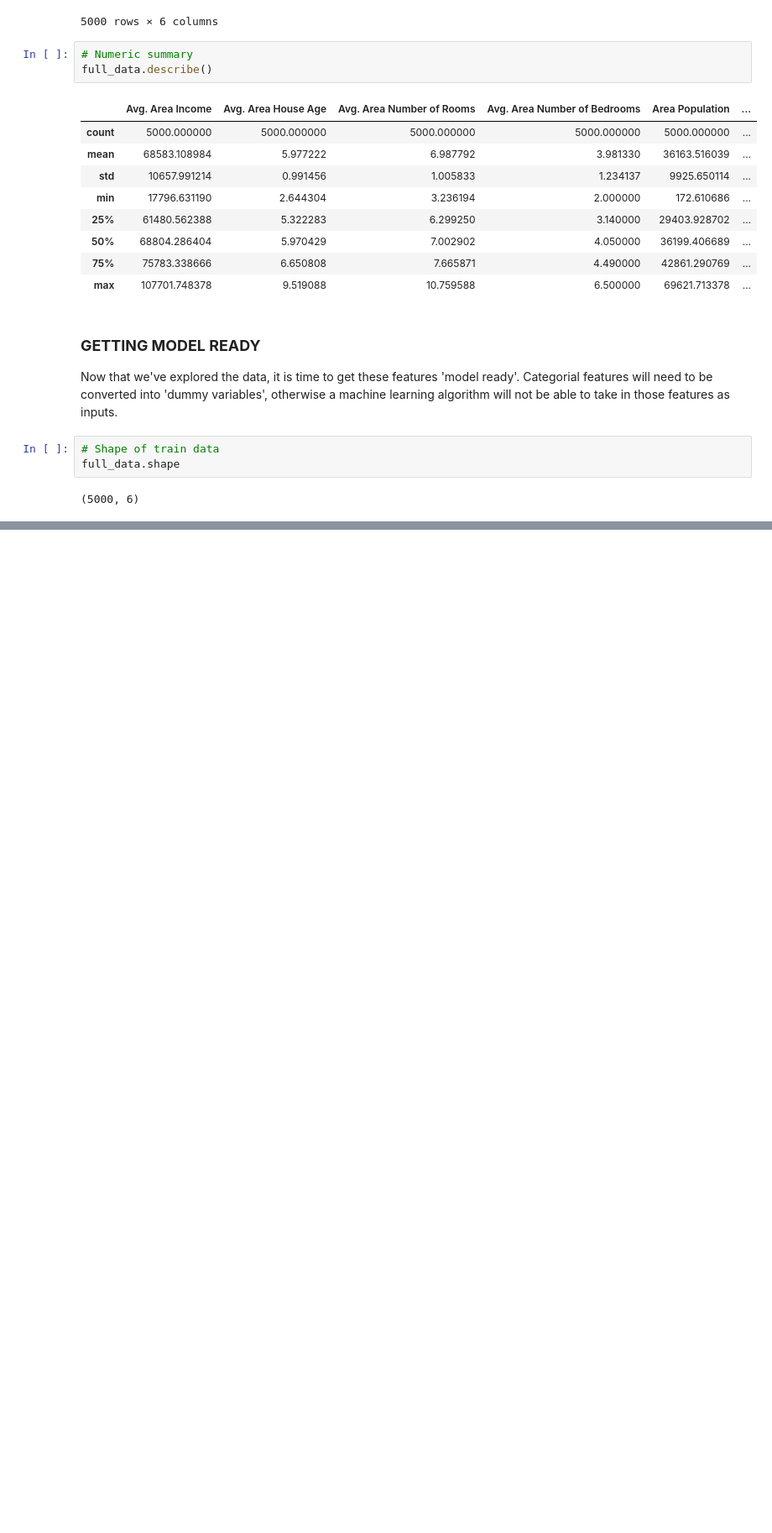
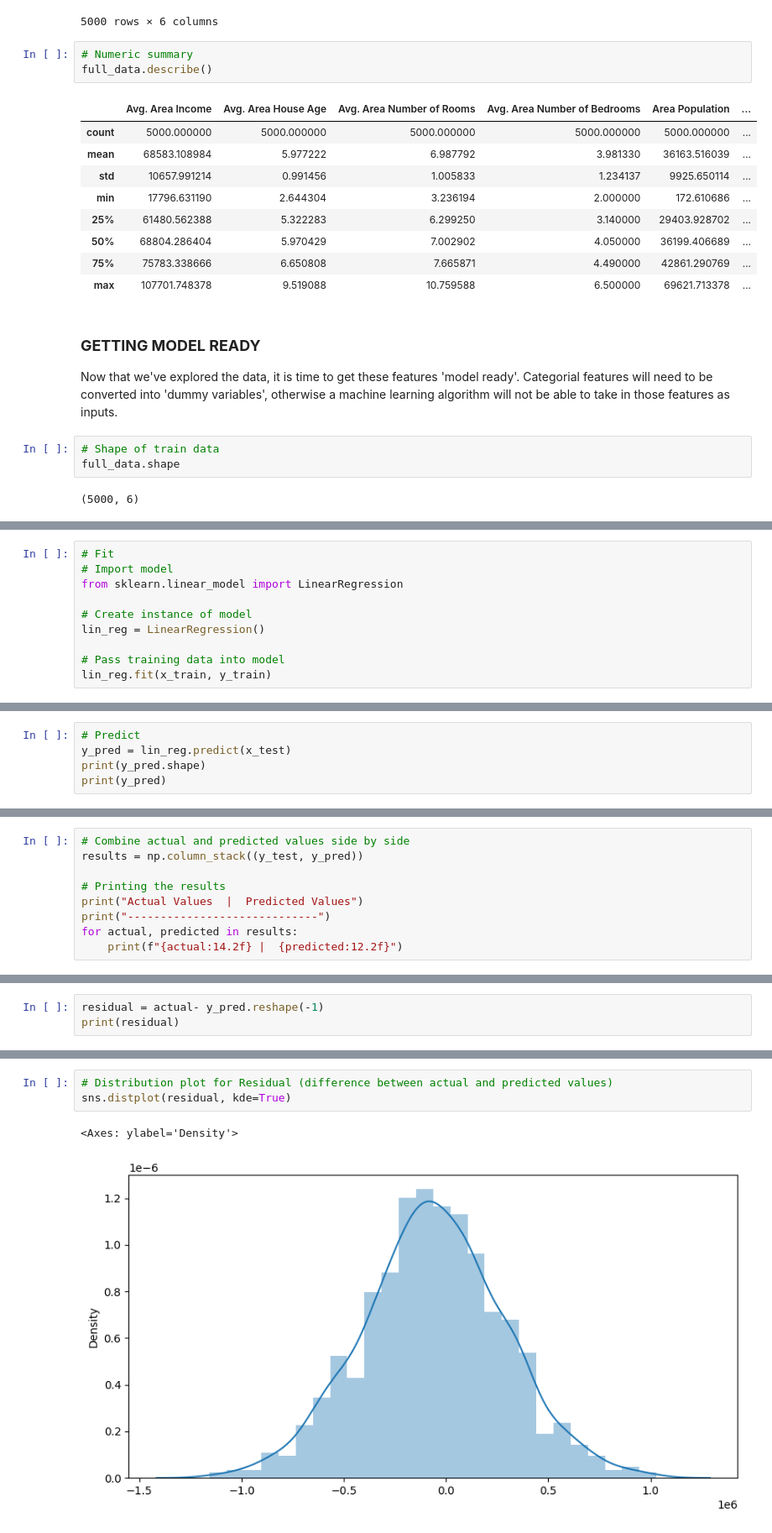
Before and after one commit to Afzalfaizi/AI_with_Irfan_Malik, a Jupyter notebook: Linear_Regression.ipynb, the cells around one changed output, grey strips where cells are left out. Shown at 84% size. Saved outputs shown, nothing was run; the diff lists cells and outputs as text; blank space fills up the shorter version.

Commit message:
Linear Regression (Housing Data)

```diff
--- a/Linear_Regression.ipynb
+++ b/Linear_Regression.ipynb
@@ -124,0 +216,10 @@ full_data.shape
+# %%
+# Fit
+# Import model
+from sklearn.linear_model import LinearRegression
+
+# Create instance of model
+lin_reg = LinearRegression()
+
+# Pass training data into model
+lin_reg.fit(x_train, y_train)
@@ -124,0 +232,5 @@ full_data.shape
+# %%
+# Predict
+y_pred = lin_reg.predict(x_test)
+print(y_pred.shape)
+print(y_pred)
@@ -124,0 +255,9 @@ full_data.shape
+# %%
+# Combine actual and predicted values side by side
+results = np.column_stack((y_test, y_pred))
+
+# Printing the results
+print("Actual Values  |  Predicted Values")
+print("-----------------------------")
+for actual, predicted in results:
+    print(f"{actual:14.2f} |  {predicted:12.2f}")
@@ -124,0 +289,3 @@ full_data.shape
+# %%
+residual = actual- y_pred.reshape(-1)
+print(residual)
@@ -124,0 +310,6 @@ full_data.shape
+# %%
+# Distribution plot for Residual (difference between actual and predicted values)
+sns.distplot(residual, kde=True)
+# %% [output]
+<Axes: ylabel='Density'>
+[figure, added]
```
Also changed, not shown: parts of 24 cells of this notebook.
